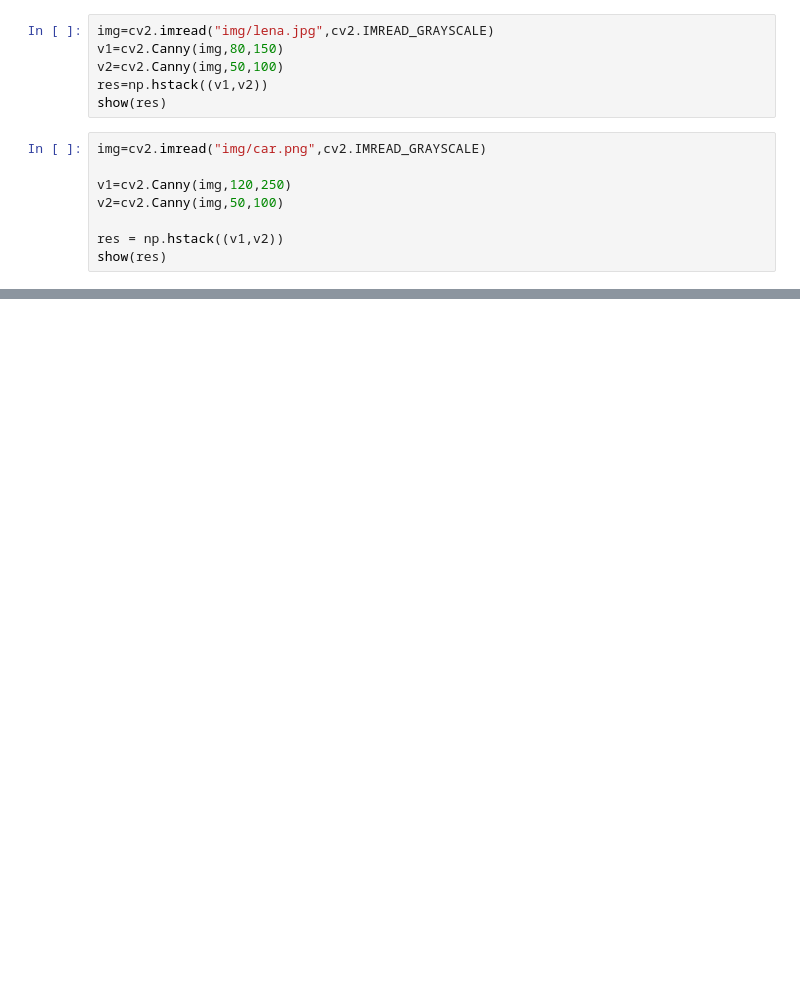
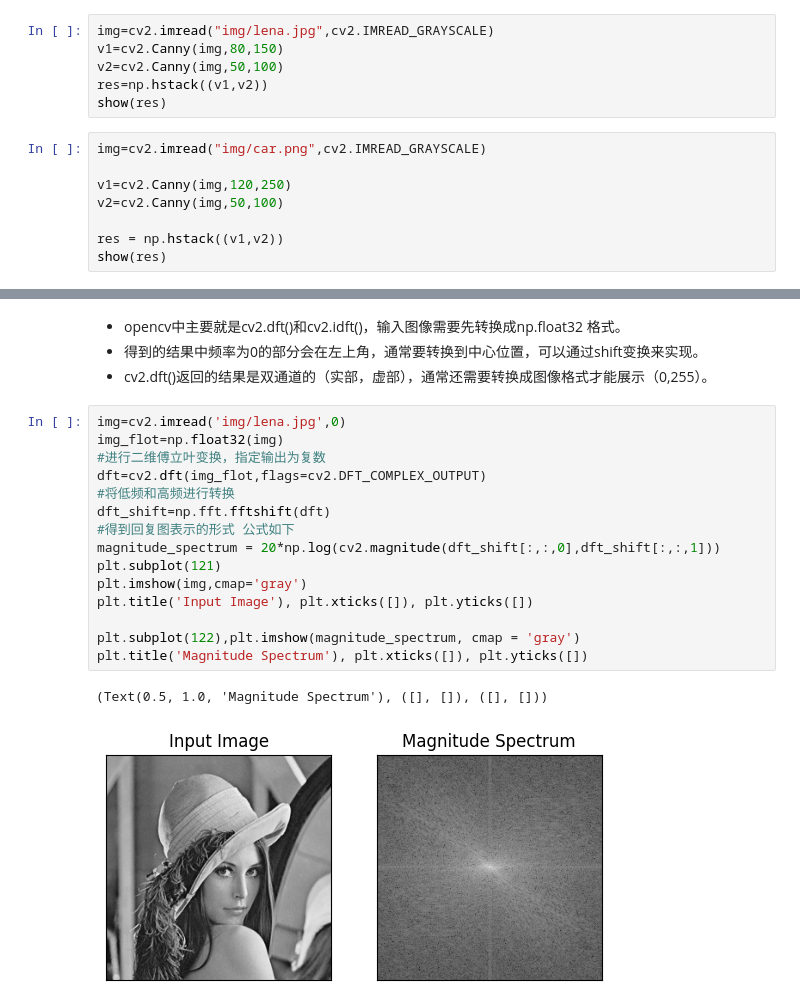
Before and after one commit to yw5579358/open-cv, a Jupyter notebook: 02图像处理.ipynb, the cells around one changed output, grey strips where cells are left out. Saved outputs shown, nothing was run; the diff lists cells and outputs as text; blank space fills up the shorter version.

```diff
--- a/02图像处理.ipynb
+++ b/02图像处理.ipynb
@@ -288,0 +424,22 @@ show(res)
+# %% [markdown]
+- opencv中主要就是cv2.dft()和cv2.idft()，输入图像需要先转换成np.float32 格式。
+- 得到的结果中频率为0的部分会在左上角，通常要转换到中心位置，可以通过shift变换来实现。
+- cv2.dft()返回的结果是双通道的（实部，虚部），通常还需要转换成图像格式才能展示（0,255）。
+# %%
+img=cv2.imread('img/lena.jpg',0)
+img_flot=np.float32(img)
+#进行二维傅立叶变换，指定输出为复数
+dft=cv2.dft(img_flot,flags=cv2.DFT_COMPLEX_OUTPUT)
+#将低频和高频进行转换
+dft_shift=np.fft.fftshift(dft)
+#得到回复图表示的形式 公式如下
+magnitude_spectrum = 20*np.log(cv2.magnitude(dft_shift[:,:,0],dft_shift[:,:,1]))
+plt.subplot(121)
+plt.imshow(img,cmap='gray')
+plt.title('Input Image'), plt.xticks([]), plt.yticks([])
+
+plt.subplot(122),plt.imshow(magnitude_spectrum, cmap = 'gray')
+plt.title('Magnitude Spectrum'), plt.xticks([]), plt.yticks([])
+# %% [output]
+(Text(0.5, 1.0, 'Magnitude Spectrum'), ([], []), ([], []))
+[figure, added]
```
Also changed, not shown: parts of 31 cells of this notebook, 1 other file.
